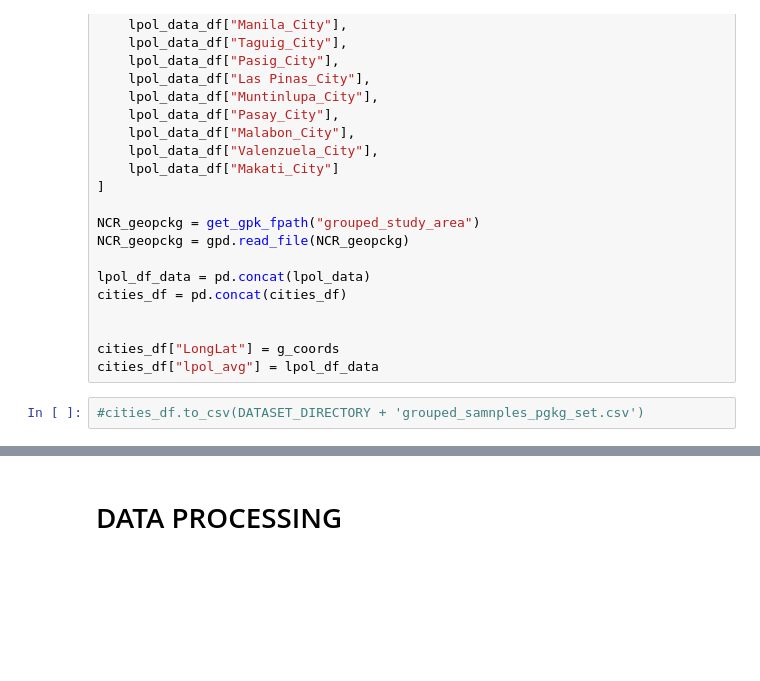
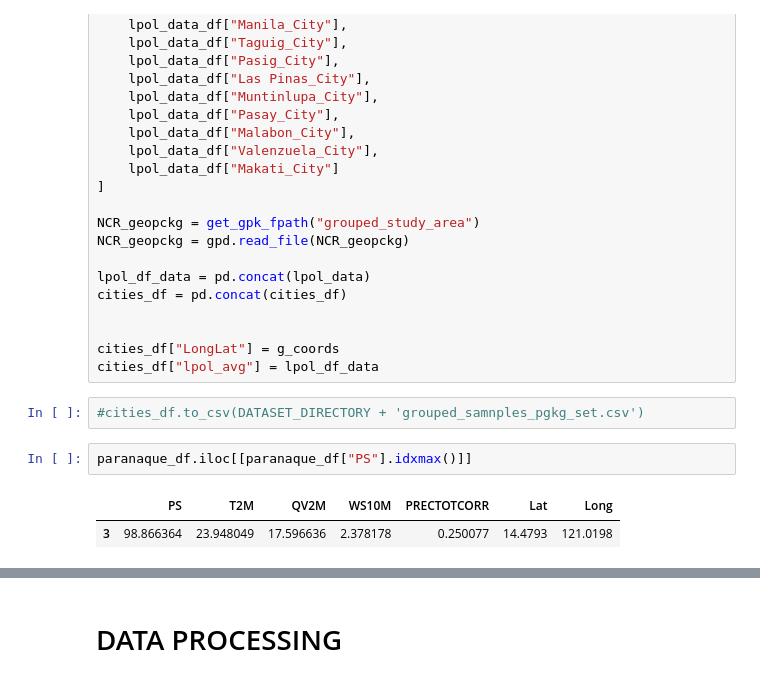
Before and after one commit to callmemark/Correlation-of-Night-Air-Temperature-and-light-pollution-in-major-cities-in-the-Philippines, a Jupyter notebook: Thesis_Proc.ipynb, the cells around one changed output, grey strips where cells are left out. Saved outputs shown, nothing was run; the diff lists cells and outputs as text; blank space fills up the shorter version.

```diff
--- a/Thesis_Proc.ipynb
+++ b/Thesis_Proc.ipynb
@@ -380,3 +425,8 @@ cities_df["LongLat"] = g_coords
 cities_df["lpol_avg"] = lpol_df_data
 # %%
 #cities_df.to_csv(DATASET_DIRECTORY + 'grouped_samnples_pgkg_set.csv')
+# %%
+paranaque_df.iloc[[paranaque_df["PS"].idxmax()]]
+# %% [output]
+|  | PS | T2M | QV2M | WS10M | PRECTOTCORR | Lat | Long |
+| 3 | 98.866364 | 23.948049 | 17.596636 | 2.378178 | 0.250077 | 14.4793 | 121.0198 |
```
Also changed, not shown: parts of 39 cells of this notebook.
